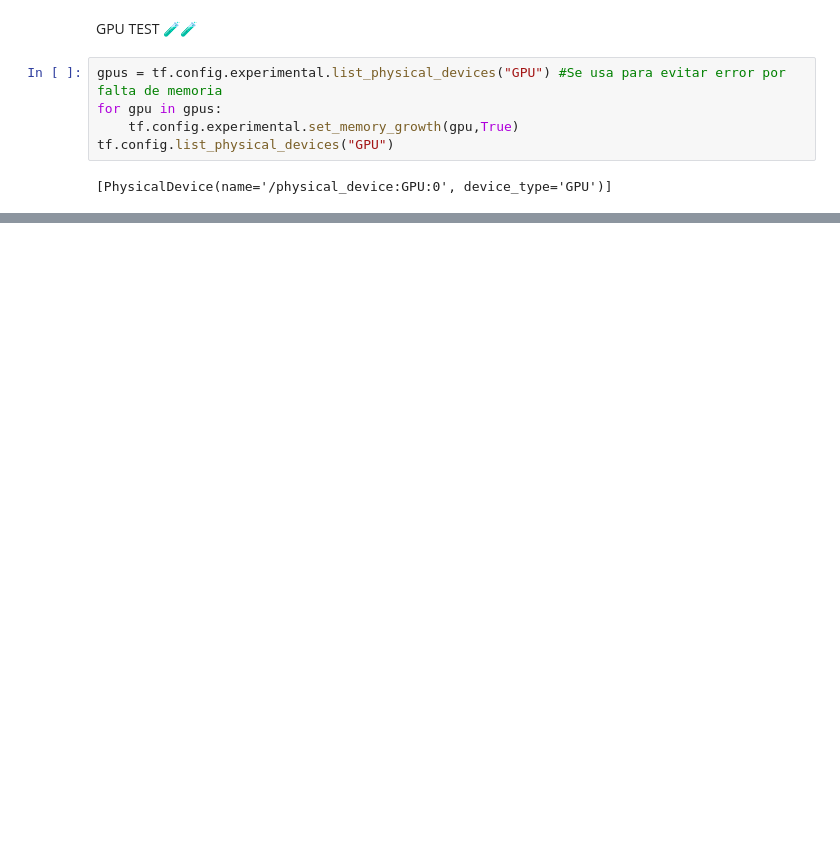
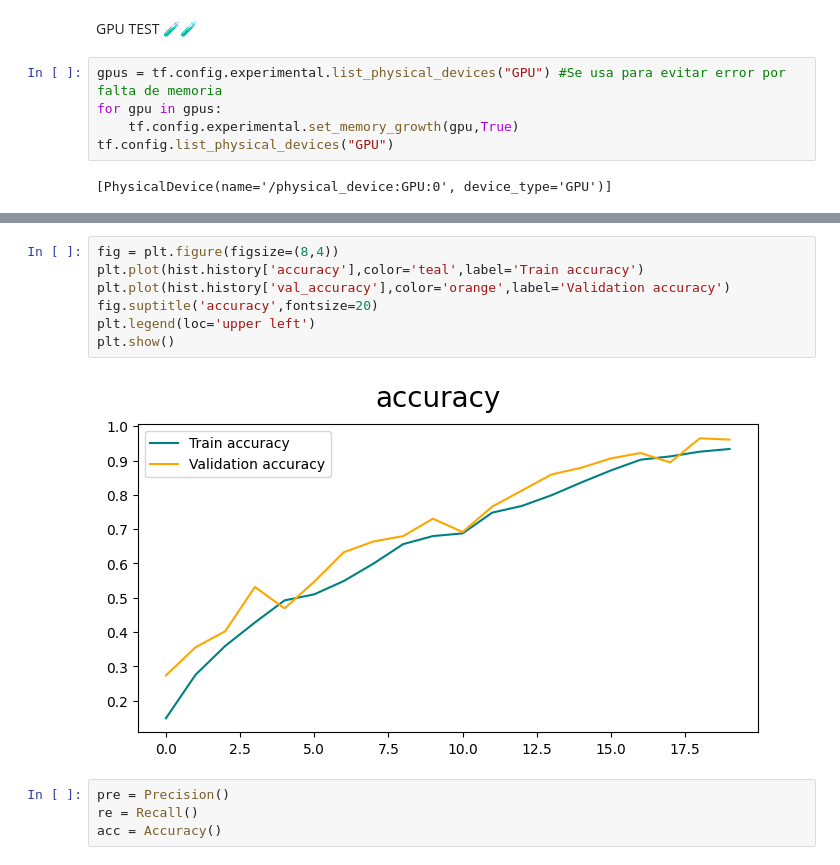
Before and after one commit to santenana/Proyecto-Radiografias, a Jupyter notebook: Proyecto_Train.ipynb, the cells around one changed output, grey strips where cells are left out. Saved outputs shown, nothing was run; the diff lists cells and outputs as text; blank space fills up the shorter version.

```diff
--- a/Proyecto_Train.ipynb
+++ b/Proyecto_Train.ipynb
@@ -462,0 +192,13 @@ IMAGE_SHAPE = (224, 224)
+# %%
+fig = plt.figure(figsize=(8,4))
+plt.plot(hist.history['accuracy'],color='teal',label='Train accuracy')
+plt.plot(hist.history['val_accuracy'],color='orange',label='Validation accuracy')
+fig.suptitle('accuracy',fontsize=20)
+plt.legend(loc='upper left')
+plt.show()
+# %% [output]
+[figure, added]
+# %%
+pre = Precision()
+re = Recall()
+acc = Accuracy()
```
Also changed, not shown: parts of 100 cells of this notebook, 2 other files.
